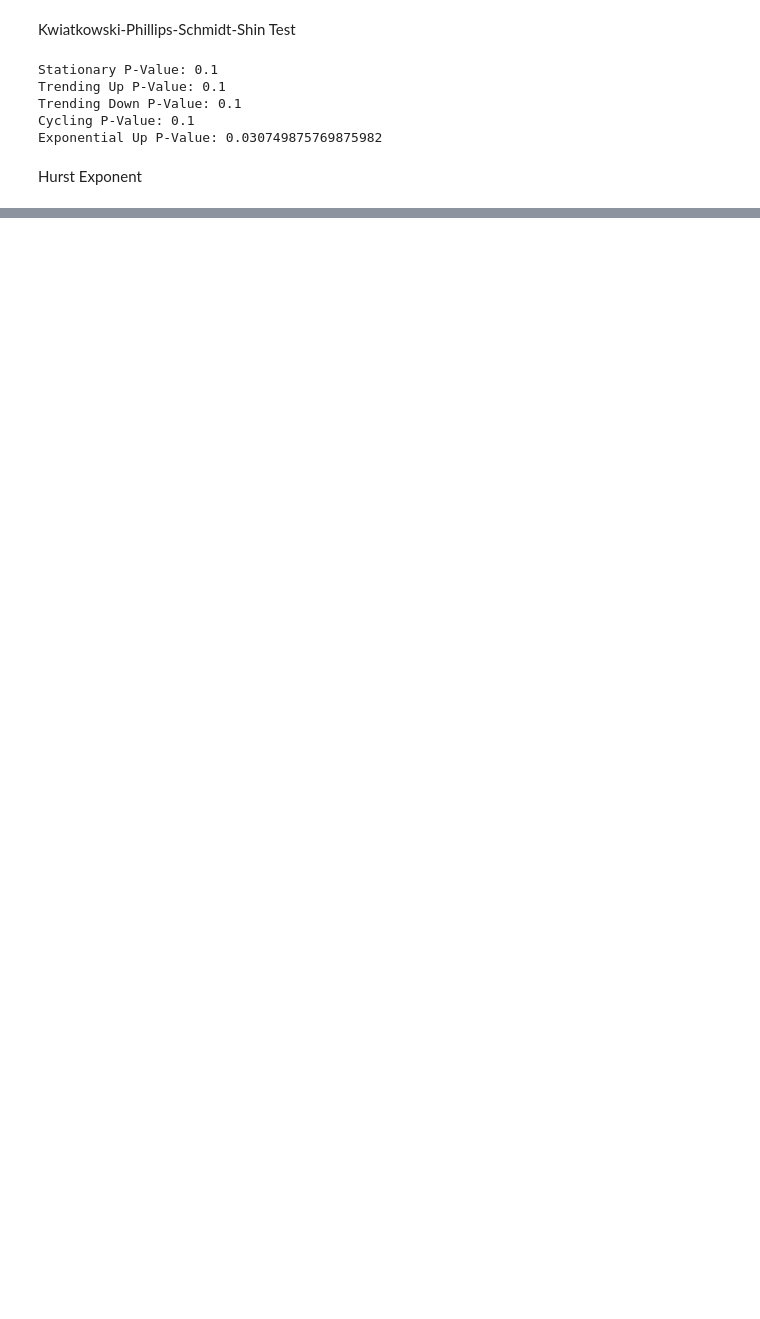
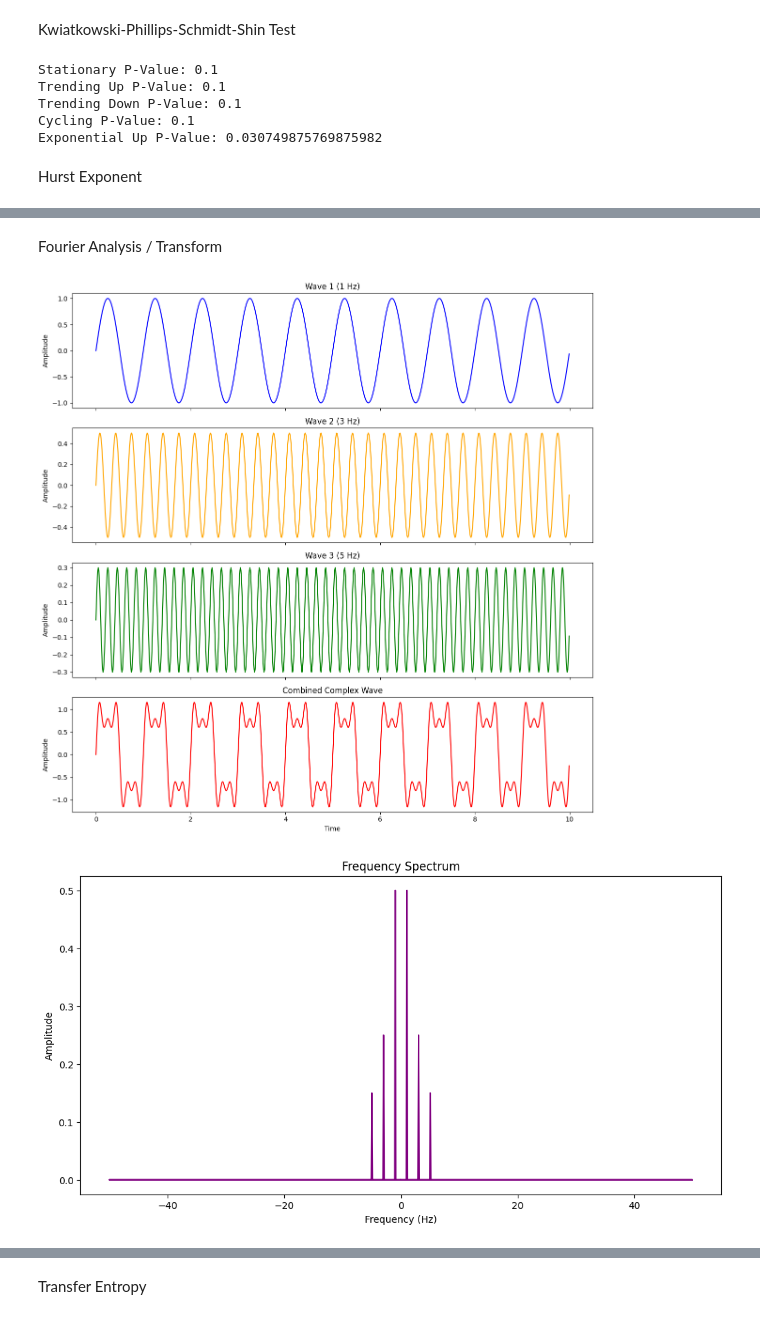
Before and after one commit to Cromana22/Google-Colab-Examples, a Jupyter notebook: Advanced-Investigations.ipynb, the cells around one changed output, grey strips where cells are left out. Drawn from its saved outputs; the diff is of its cells as text; code cells hidden in the pictures; blank space fills up the shorter version.

```diff
--- a/Advanced-Investigations.ipynb
+++ b/Advanced-Investigations.ipynb
@@ -421,0 +133,78 @@ if __name__ == "__main__":
+# %% [markdown]
+Fourier Analysis / Transform
+# %%
+# Create time scale
+time = np.arange(0, 10, 0.01)  # start 0, end 10, in steps of 0.1
+
+# Create 3 waves with amplitudes 1, 0.5, 0.3
+wave1 = 1.0 * np.sin(2 * np.pi * 1 * time)   # 1 Hz
+wave2 = 0.5 * np.sin(2 * np.pi * 3 * time)   # 3 Hz
+wave3 = 0.3 * np.sin(2 * np.pi * 5 * time)   # 5 Hz
+
+# Combine waves
+complex_wave = wave1 + wave2 + wave3
+
+# Plot all waves in one figure with 4 subplots
+fig, axs = plt.subplots(4, 1, figsize=(12, 12), sharex=True)
+
+axs[0].plot(time, wave1, color='blue')
+axs[0].set_ylabel('Amplitude')
+axs[0].set_title('Wave 1 (1 Hz)')
+
+axs[1].plot(time, wave2, color='orange')
+axs[1].set_ylabel('Amplitude')
+axs[1].set_title('Wave 2 (3 Hz)')
+
+axs[2].plot(time, wave3, color='green')
+axs[2].set_ylabel('Amplitude')
+axs[2].set_title('Wave 3 (5 Hz)')
+
+axs[3].plot(time, complex_wave, color='red')
+axs[3].set_xlabel('Time')
+axs[3].set_ylabel('Amplitude')
+axs[3].set_title('Combined Complex Wave')
+
+plt.tight_layout()
+plt.show()
+
+# Perform FFT
+fft_result = np.fft.fft(complex_wave)
+
+# Frequency vector - get the frequencies
+n = len(complex_wave)  # n is number of values
+freq = np.fft.fftfreq(n, d=0.01)  # d is sampling frequency, steps from the original time series being created.
+
+# Amplitude spectrum - get how strong the frequencies are
+amp = np.abs(fft_result) / n
+
+# Plot FFT spectrum (full range)
+plt.figure(figsize=(12, 6))
+plt.plot(freq, amp, color='purple')
+plt.xlabel('Frequency (Hz)')
+plt.ylabel('Amplitude')
+plt.title('Frequency Spectrum')
+plt.show()
+
+# Plot FFT spectrum limited to 0-10 Hz
+plt.figure(figsize=(12, 6))
+plt.plot(freq, amp, color='purple')
+plt.xlim(0, 10)
+plt.xlabel('Frequency (Hz)')
+plt.ylabel('Amplitude')
+plt.title('Frequency Spectrum (0-10 Hz)')
+plt.show()
+
+# Inverse FFT to reconstruct time series
+inv_fft = np.fft.ifft(fft_result)
+recon = np.real(inv_fft)  # Take the real part
+
+# Plot reconstructed time series
+plt.figure(figsize=(12, 6))
+plt.plot(time, recon, color='brown')
+plt.xlabel('Time')
+plt.ylabel('Amplitude')
+plt.title('Reconstructed Time Series')
+plt.show()
+# %% [output]
+[figure, added]
+[figure, added]
@@ -421,0 +213,2 @@ if __name__ == "__main__":
+# %% [markdown]
+Transfer Entropy
```
Also changed, not shown: parts of 8 cells of this notebook.
